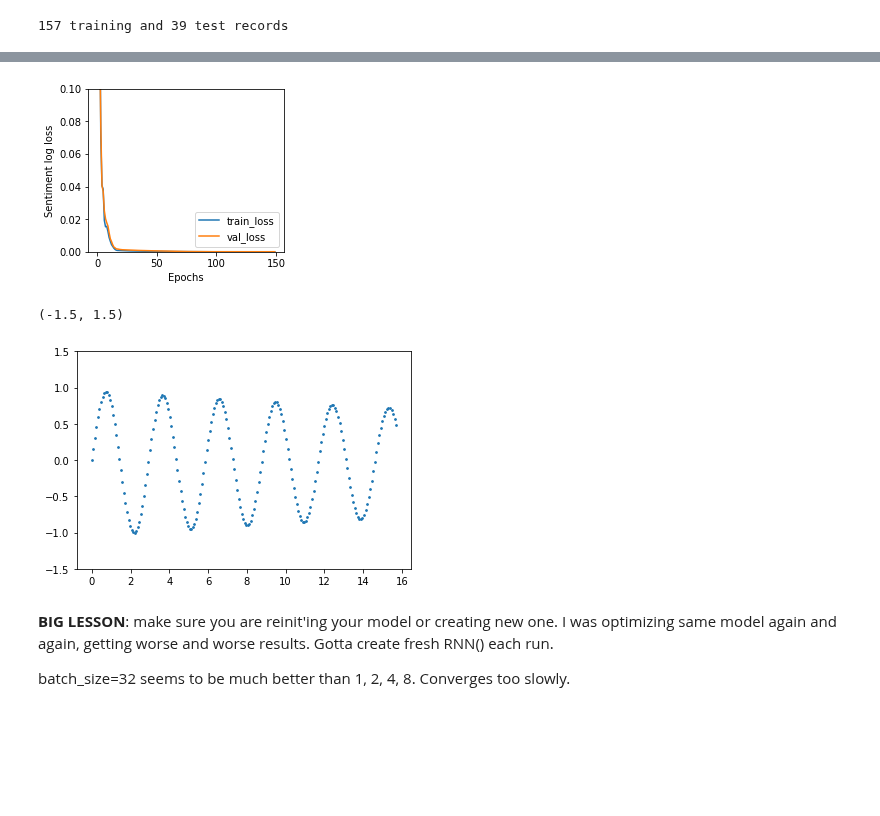
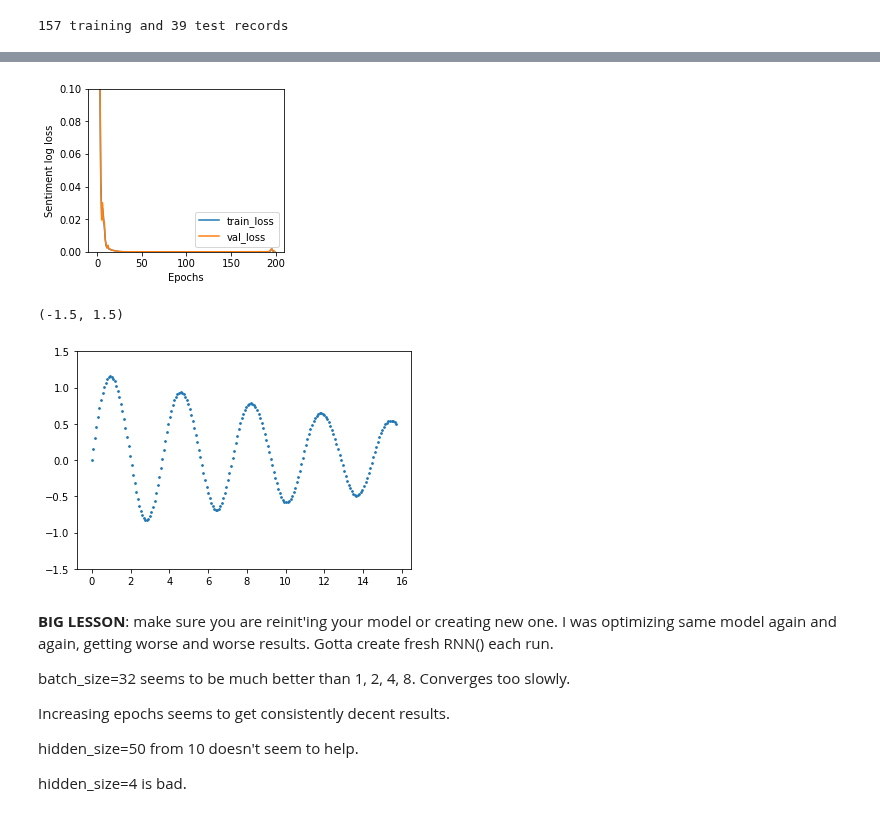
Before and after one commit to parrt/playdl, a Jupyter notebook: notebooks/RNN.ipynb, the cells around one changed output, grey strips where cells are left out. Saved outputs shown, nothing was run; the diff lists cells and outputs as text; code cells hidden in the pictures; blank space fills up the shorter version.

```diff
--- a/notebooks/RNN.ipynb
+++ b/notebooks/RNN.ipynb
@@ -173,11 +173,11 @@ print(f"{len(X_train)} training and {len(X_valid)} test records")
 # %% [output]
 157 training and 39 test records
 # %%
-rnn = RNN(input_features=k).to(device)
+rnn = RNN(input_features=k, hidden_size=20).to(device)
 model, history = rtrain(rnn, TensorDataset(X_train, y_train), TensorDataset(X_valid, y_valid),
                         loss_fn=torch.nn.MSELoss(),
                         metric=torch.nn.L1Loss(),
-                        epochs=150,
+                        epochs=200,
                         learning_rate=.02,
                         weight_decay=0.0000001,
                         batch_size=32,
@@ -196,4 +198,4 @@ Epoch 140 loss   0.000,   0.000   L1Loss 0.208, 0.165
-[figure, old version]
+[figure, new version]
 # %%
 x = np.linspace(0,ncycles*np.pi,timesteps)
 siny = np.sin(2*x)
@@ -210,8 +212,14 @@ plt.scatter(x[0:n_output], output, s=3)
 plt.ylim(-1.5,1.5)
 # %% [output]
 (-1.5, 1.5)
-[figure, old version]
+[figure, new version]
 # %% [markdown]
 **BIG LESSON**: make sure you are reinit'ing your model or creating new one. I was optimizing same model again and again, getting worse and worse results. Gotta create fresh RNN() each run.
 
 batch_size=32 seems to be much better than 1, 2, 4, 8.  Converges too slowly.
+
+Increasing epochs seems to get consistently decent results.
+
+hidden_size=50 from 10 doesn't seem to help.
+
+hidden_size=4 is bad.
```
Also changed, not shown: parts of 1 cell of this notebook, 1 other file.
